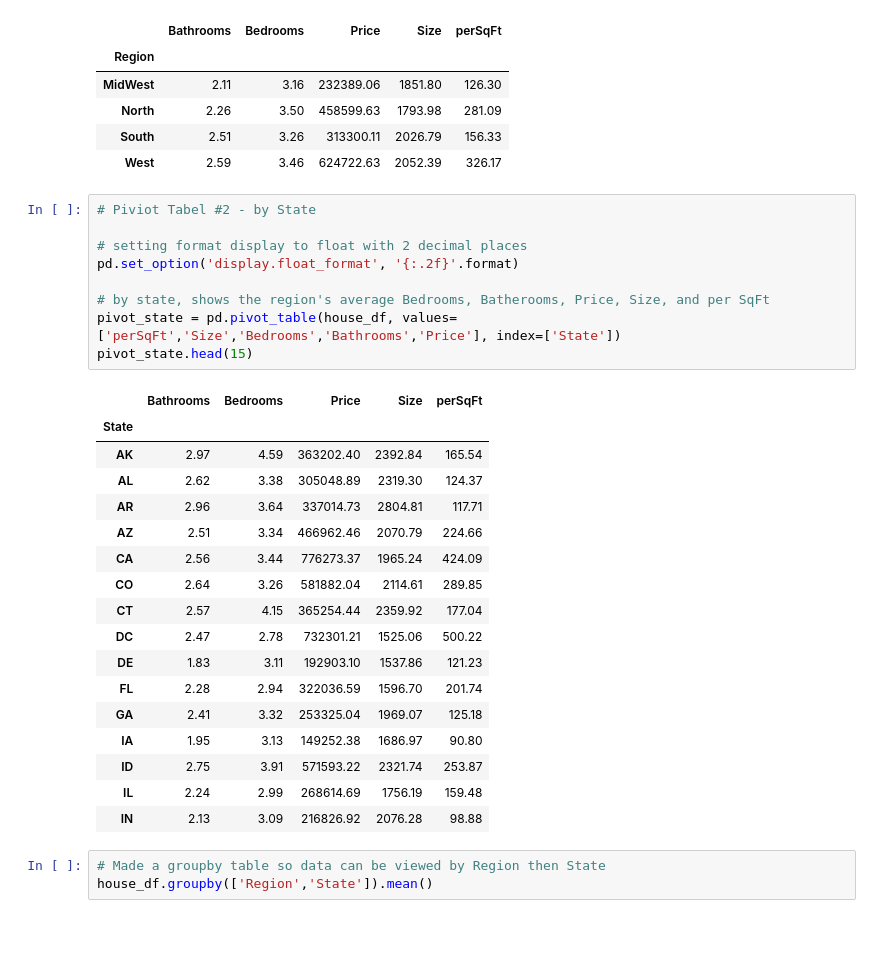
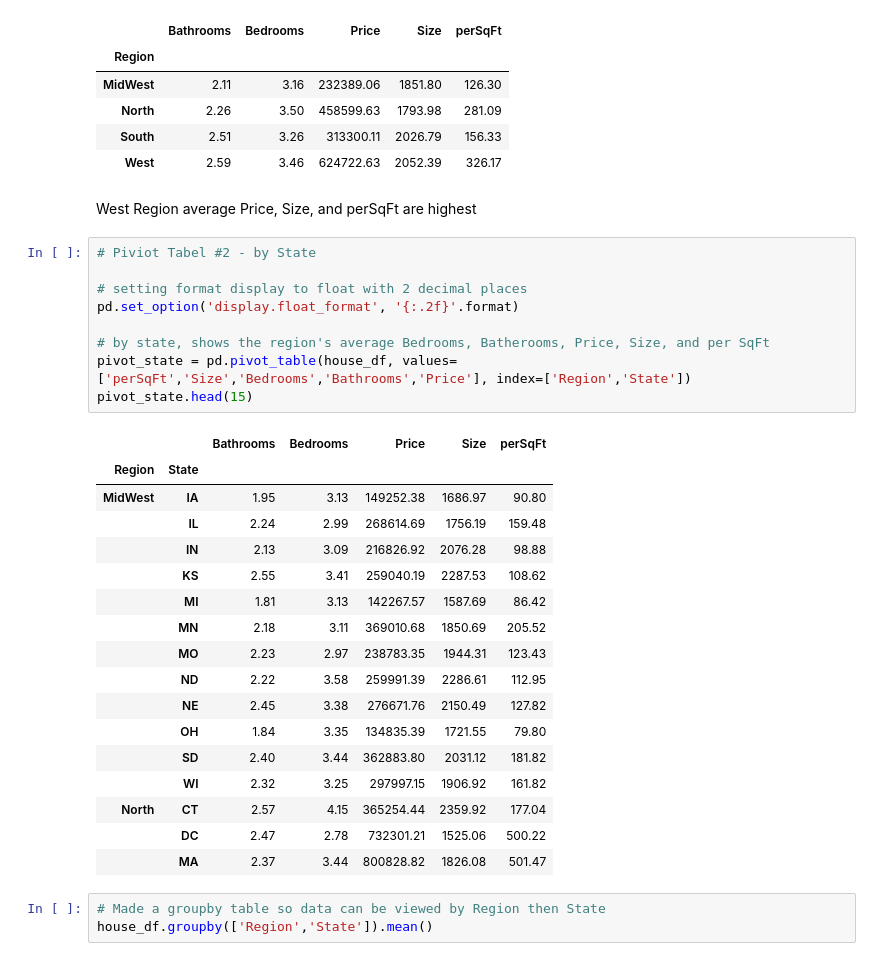
Before and after one commit to StockJanitor/CIS41_Project, a Jupyter notebook: CIS41_Project.ipynb, the cells around one changed output. Drawn from its saved outputs; the diff is of its cells as text; blank space fills up the shorter version.

```diff
--- a/CIS41_Project.ipynb
+++ b/CIS41_Project.ipynb
@@ -716,33 +716,35 @@ pd.pivot_table(house_df, values=['perSqFt','Size','Bedrooms','Bathrooms','Price'
 | North | 2.26 | 3.50 | 458599.63 | 1793.98 | 281.09 |
 | South | 2.51 | 3.26 | 313300.11 | 2026.79 | 156.33 |
 | West | 2.59 | 3.46 | 624722.63 | 2052.39 | 326.17 |
+# %% [markdown]
+West Region average Price, Size, and perSqFt are highest
 # %%
 # Piviot Tabel #2 - by State
 
 # setting format display to float with 2 decimal places
 pd.set_option('display.float_format', '{:.2f}'.format)
 
 # by state, shows the region's average Bedrooms, Batherooms, Price, Size, and per SqFt
-pivot_state = pd.pivot_table(house_df, values=['perSqFt','Size','Bedrooms','Bathrooms','Price'], index=['State'])
+pivot_state = pd.pivot_table(house_df, values=['perSqFt','Size','Bedrooms','Bathrooms','Price'], index=['Region','State'])
 pivot_state.head(15)
 # %% [output]
-|  | Bathrooms | Bedrooms | Price | Size | perSqFt |
-| State |  |  |  |  |  |
-| AK | 2.97 | 4.59 | 363202.40 | 2392.84 | 165.54 |
-| AL | 2.62 | 3.38 | 305048.89 | 2319.30 | 124.37 |
-| AR | 2.96 | 3.64 | 337014.73 | 2804.81 | 117.71 |
-| AZ | 2.51 | 3.34 | 466962.46 | 2070.79 | 224.66 |
-| CA | 2.56 | 3.44 | 776273.37 | 1965.24 | 424.09 |
-| CO | 2.64 | 3.26 | 581882.04 | 2114.61 | 289.85 |
-| CT | 2.57 | 4.15 | 365254.44 | 2359.92 | 177.04 |
-| DC | 2.47 | 2.78 | 732301.21 | 1525.06 | 500.22 |
-| DE | 1.83 | 3.11 | 192903.10 | 1537.86 | 121.23 |
-| FL | 2.28 | 2.94 | 322036.59 | 1596.70 | 201.74 |
-| GA | 2.41 | 3.32 | 253325.04 | 1969.07 | 125.18 |
-| IA | 1.95 | 3.13 | 149252.38 | 1686.97 | 90.80 |
-| ID | 2.75 | 3.91 | 571593.22 | 2321.74 | 253.87 |
-| IL | 2.24 | 2.99 | 268614.69 | 1756.19 | 159.48 |
-| IN | 2.13 | 3.09 | 216826.92 | 2076.28 | 98.88 |
+|  |  | Bathrooms | Bedrooms | Price | Size | perSqFt |
+| Region | State |  |  |  |  |  |
+| MidWest | IA | 1.95 | 3.13 | 149252.38 | 1686.97 | 90.80 |
+|  | IL | 2.24 | 2.99 | 268614.69 | 1756.19 | 159.48 |
+|  | IN | 2.13 | 3.09 | 216826.92 | 2076.28 | 98.88 |
+|  | KS | 2.55 | 3.41 | 259040.19 | 2287.53 | 108.62 |
+|  | MI | 1.81 | 3.13 | 142267.57 | 1587.69 | 86.42 |
+|  | MN | 2.18 | 3.11 | 369010.68 | 1850.69 | 205.52 |
+|  | MO | 2.23 | 2.97 | 238783.35 | 1944.31 | 123.43 |
+|  | ND | 2.22 | 3.58 | 259991.39 | 2286.61 | 112.95 |
+|  | NE | 2.45 | 3.38 | 276671.76 | 2150.49 | 127.82 |
+|  | OH | 1.84 | 3.35 | 134835.39 | 1721.55 | 79.80 |
+|  | SD | 2.40 | 3.44 | 362883.80 | 2031.12 | 181.82 |
+|  | WI | 2.32 | 3.25 | 297997.15 | 1906.92 | 161.82 |
+| North | CT | 2.57 | 4.15 | 365254.44 | 2359.92 | 177.04 |
+|  | DC | 2.47 | 2.78 | 732301.21 | 1525.06 | 500.22 |
+|  | MA | 2.37 | 3.44 | 800828.82 | 1826.08 | 501.47 |
 # %%
 # Made a groupby table so data can be viewed by Region then State
 house_df.groupby(['Region','State']).mean()
```
Also changed, not shown: parts of 35 cells of this notebook.
